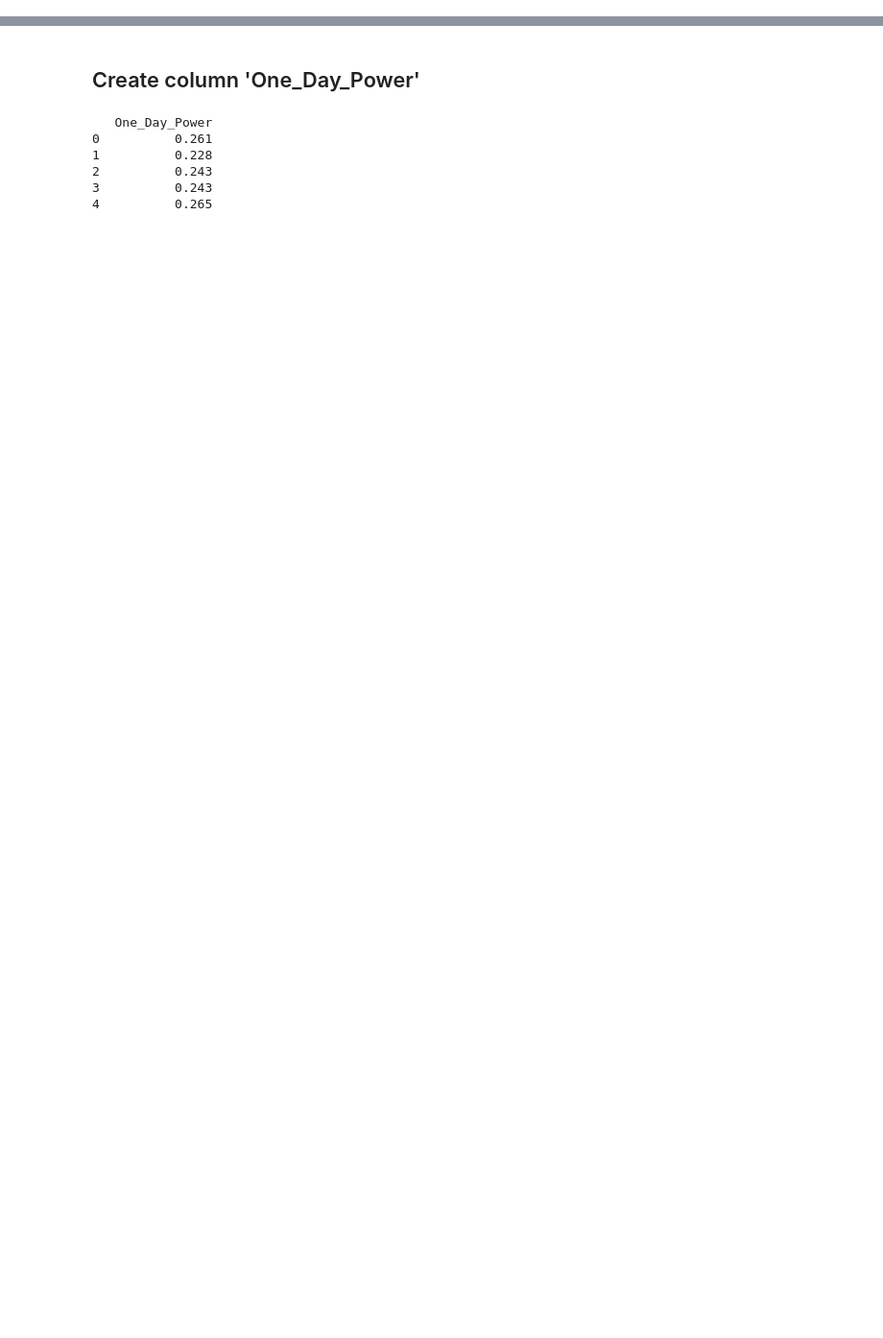
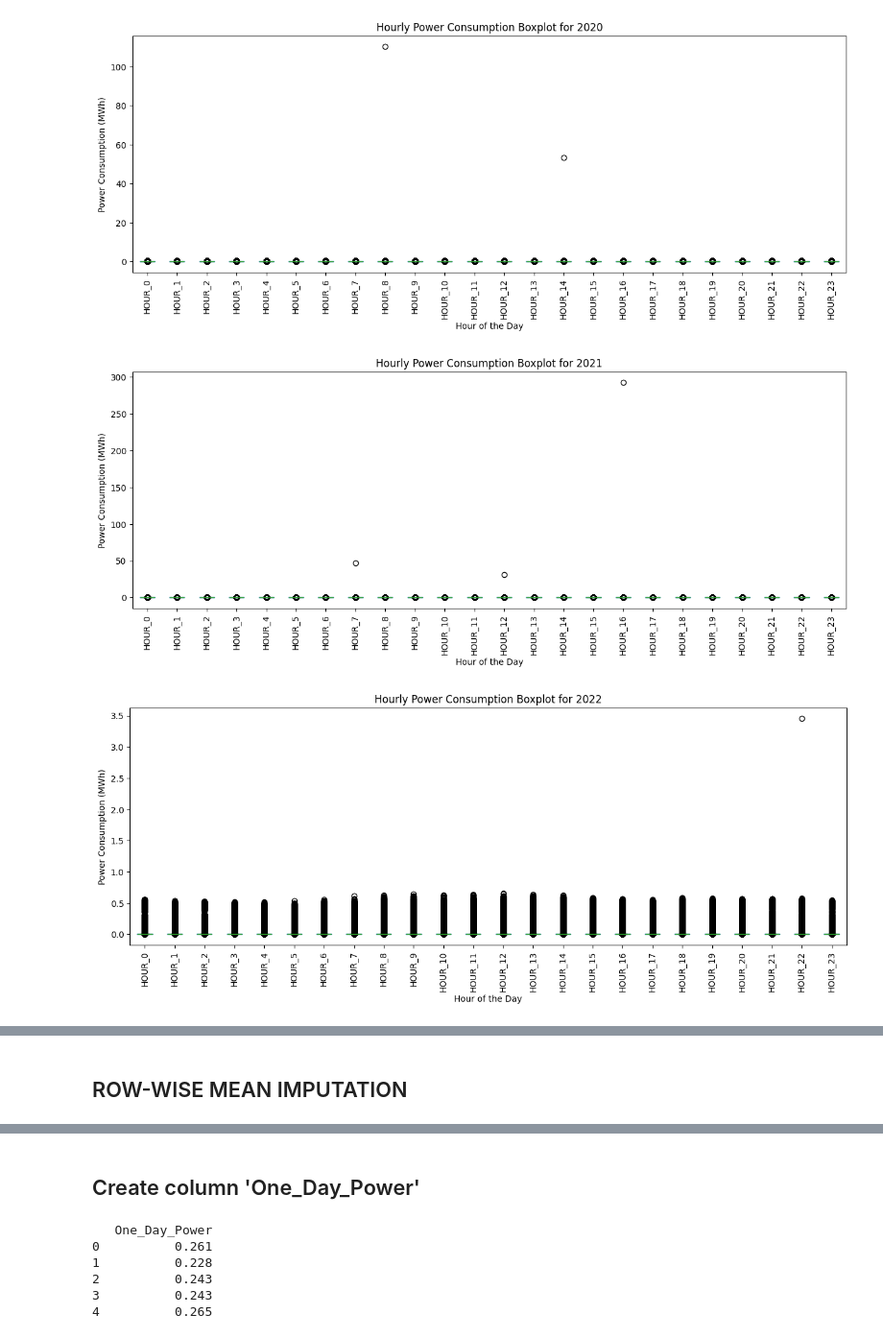
Before and after one commit to iot-lnu/Research-KalmarEnergy, a Jupyter notebook: New Dataset/KE_PCA.ipynb, the cells around one changed output, grey strips where cells are left out. Shown at 96% size. Drawn from its saved outputs; the diff is of its cells as text; code cells hidden in the pictures; blank space fills up the shorter version.

```diff
--- a/New Dataset/KE_PCA.ipynb
+++ b/New Dataset/KE_PCA.ipynb
@@ -129,0 +256,25 @@ combined_df
+# %%
+import matplotlib.pyplot as plt
+
+# List of DataFrames for iteration
+dfs = [df_2020, df_2021, df_2022, df_2023]
+years = ['2020', '2021', '2022', '2023']
+
+# Plotting boxplots for each DataFrame
+for df, year in zip(dfs, years):
+    # Selecting only the hour columns
+    hours_data = df.filter(regex='^HOUR_')
+
+    # Plotting
+    plt.figure(figsize=(15, 5))
+    hours_data.boxplot()
+    plt.title(f'Hourly Power Consumption Boxplot for {year}')
+    plt.ylabel('Power Consumption (MWh)')
+    plt.xlabel('Hour of the Day')
+    plt.xticks(rotation=90)
+    plt.grid(False)
+    plt.show()
+# %% [output]
+[figure, added]
+[figure, added]
+[figure, added]
@@ -129,0 +282,2 @@ combined_df
+# %% [markdown]
+## ROW-WISE MEAN IMPUTATION
```
Also changed, not shown: parts of 65 cells of this notebook.
